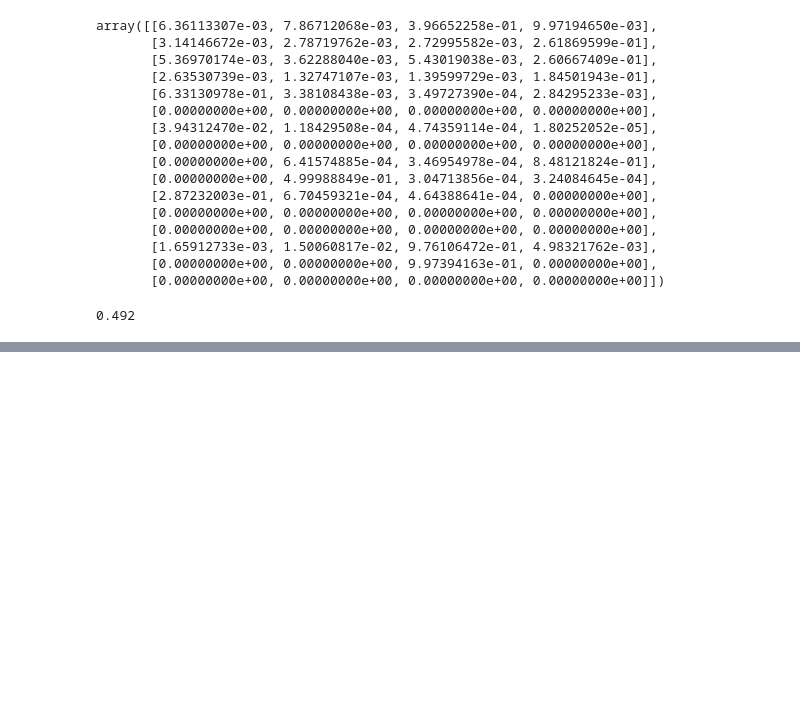
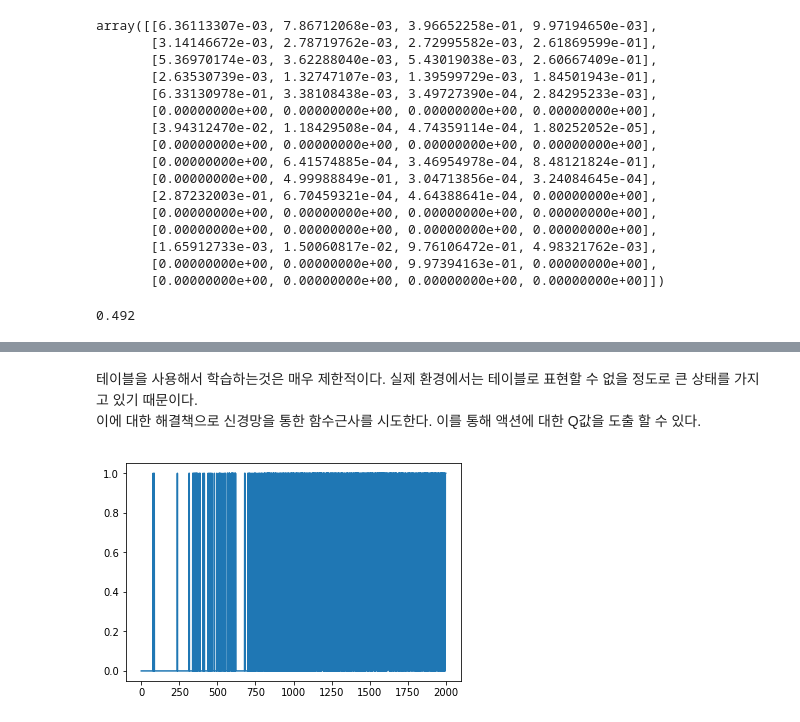
Before and after one commit to JeehunPark/Reinforcement-Learning, a Jupyter notebook: Simple Reinforcement Learning with Tensorflow/Q-Learning.ipynb, the cells around one changed output, grey strips where cells are left out. Drawn from its saved outputs; the diff is of its cells as text; code cells hidden in the pictures; blank space fills up the shorter version.

```diff
--- a/Simple Reinforcement Learning with Tensorflow/Q-Learning.ipynb
+++ b/Simple Reinforcement Learning with Tensorflow/Q-Learning.ipynb
@@ -70,0 +73,3 @@ sum(reward_his)/num_episodes
+# %% [markdown]
+테이블을 사용해서 학습하는것은 매우 제한적이다. 실제 환경에서는 테이블로 표현할 수 없을 정도로 큰 상태를 가지고 있기 때문이다. <br>
+이에 대한 해결책으로 신경망을 통한 함수근사를 시도한다. 이를 통해 액션에 대한 Q값을 도출 할 수 있다.
@@ -70,0 +82,19 @@ sum(reward_his)/num_episodes
+# %%
+# FrozenLake 환경 불러오기
+env = gym.make("FrozenLake-v0")
+# %%
+# 네트워크 구현
+# 그래프 초기화
+tf.reset_default_graph()
+
+# 액션을 선택하는 데 사용되는 네트워크의 피드포워드 부분
+input1 = tf.placeholder(shape=[1, 16], dtype=tf.float32)
+W = tf.Variable(tf.random_uniform(shape=[16,4], minval=0, maxval=0.01))
+Qout = tf.matmul(a=input1, b=W)
+predict = tf.argmax(input=Qout, axis=1)
+
+# 타깃 Q값과 예측 Q값의 차의 제곱합을 통해 비용을 얻는다.
+nextQ = tf.placeholder(shape=[1, 4], dtype=tf.float32)
+loss = tf.reduce_sum(input_tensor=tf.square(x=nextQ-Qout))
+trainer = tf.train.GradientDescentOptimizer(learning_rate=0.1)
+updateModel = trainer.minimize(loss)
@@ -70,0 +147,5 @@ sum(reward_his)/num_episodes
+# %%
+plt.plot(rList)
+plt.show()
+# %% [output]
+[figure, added]
```
Also changed, not shown: parts of 7 cells of this notebook.
